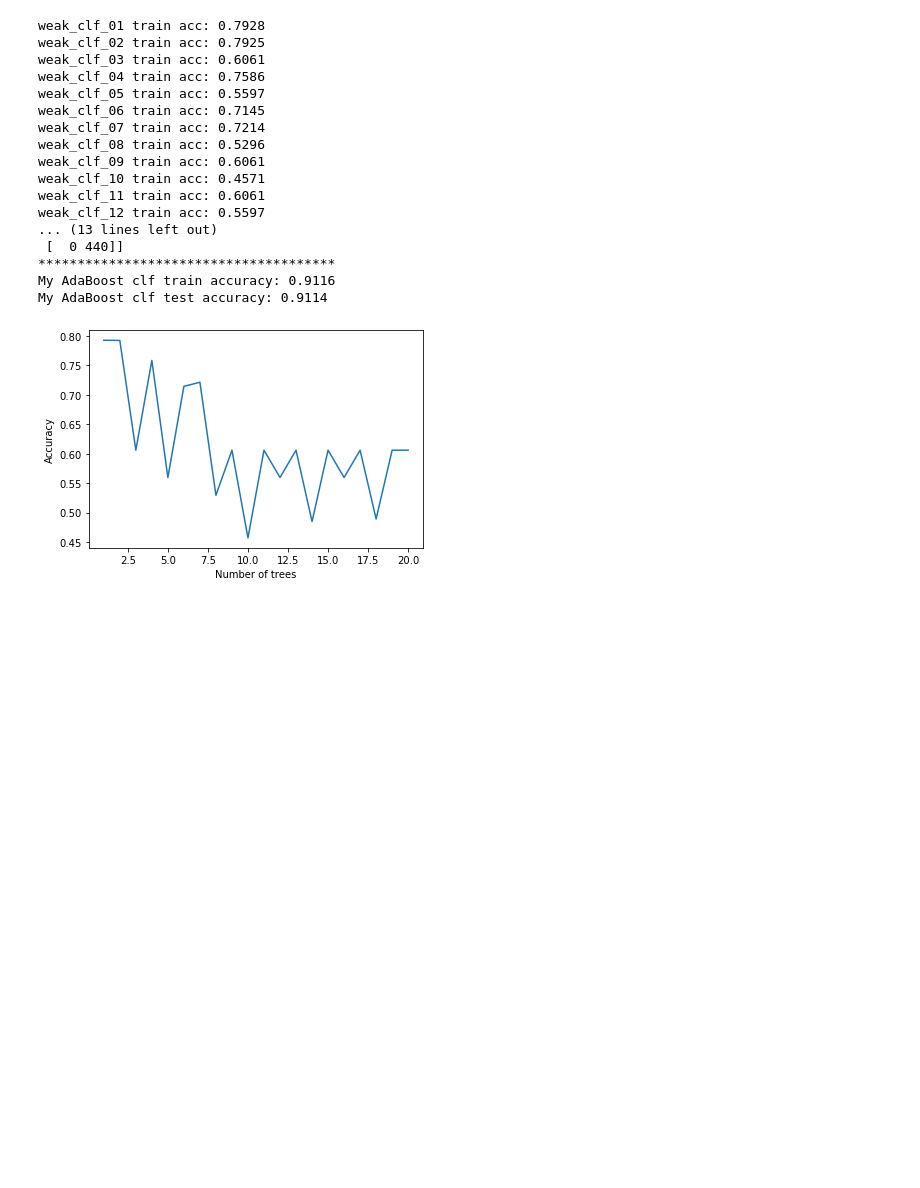
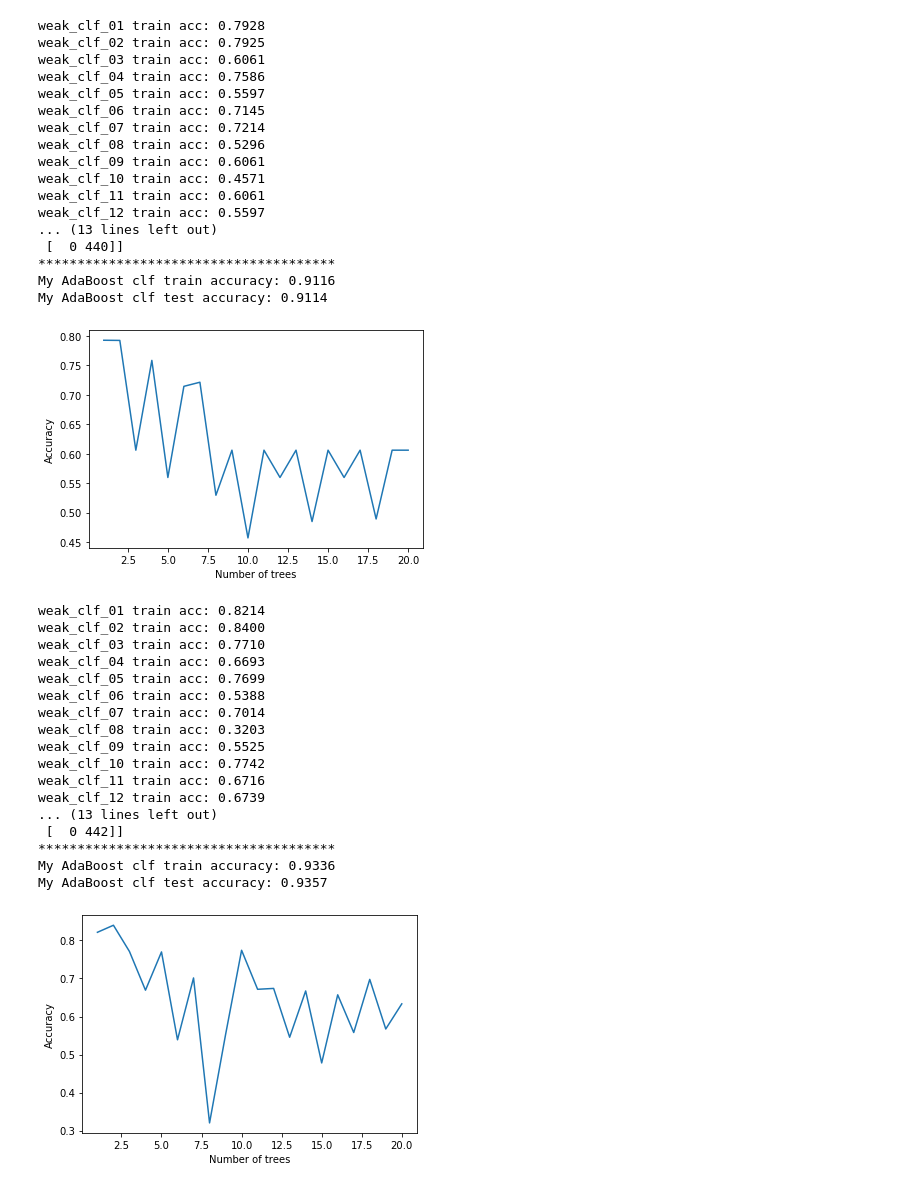
Before and after one commit to qiaw99/WS2020-21, a Jupyter notebook: Machine Learning/U7/AdaBoost.ipynb, the cells around one changed output. Drawn from its saved outputs; the diff is of its cells as text; code cells hidden in the pictures; blank space fills up the shorter version.

```diff
--- a/Machine Learning/U7/AdaBoost.ipynb
+++ b/Machine Learning/U7/AdaBoost.ipynb
@@ -119,0 +195,21 @@ My AdaBoost clf test accuracy: 0.9114
+# %%
+my_adaboost_clf_depth2(y_train, X_train, y_test, X_test)
+# %% [output]
+weak_clf_01 train acc: 0.8214
+weak_clf_02 train acc: 0.8400
+weak_clf_03 train acc: 0.7710
+weak_clf_04 train acc: 0.6693
+weak_clf_05 train acc: 0.7699
+weak_clf_06 train acc: 0.5388
+weak_clf_07 train acc: 0.7014
+weak_clf_08 train acc: 0.3203
+weak_clf_09 train acc: 0.5525
+weak_clf_10 train acc: 0.7742
+weak_clf_11 train acc: 0.6716
+weak_clf_12 train acc: 0.6739
+... (13 lines left out)
+ [  0 442]]
+**************************************
+My AdaBoost clf train accuracy: 0.9336
+My AdaBoost clf test accuracy: 0.9357
+[figure, added]
```
Also changed, not shown: parts of 6 cells of this notebook, 1 other file.
